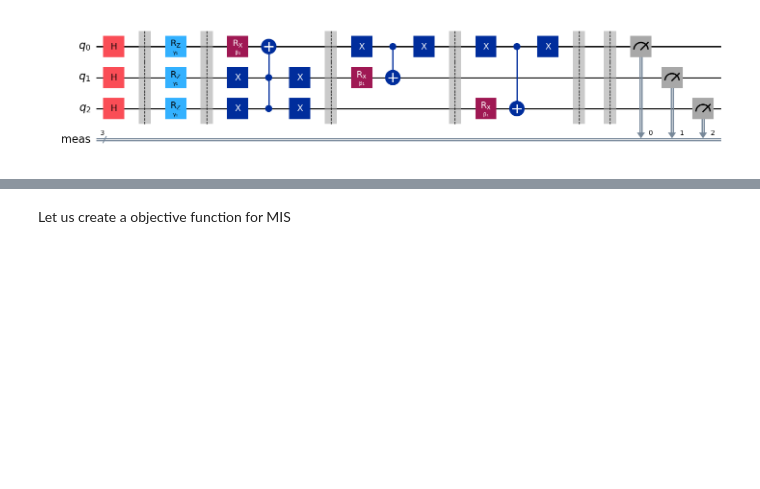
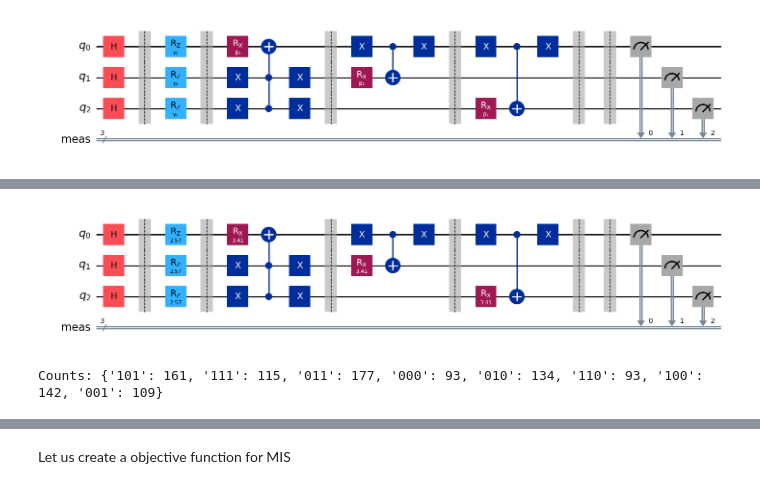
Before and after one commit to Matrixmang0/MIS-QAOA, a Jupyter notebook: Untitled.ipynb, the cells around one changed output, grey strips where cells are left out. Cells and saved outputs as stored; diff of their text form; code cells hidden in the pictures; blank space fills up the shorter version.

```diff
--- a/Untitled.ipynb
+++ b/Untitled.ipynb
@@ -261,0 +351,26 @@ qc.draw('mpl')
+# %%
+import random
+import numpy as np
+
+random.seed(44)
+
+gamma = random.uniform(0, 2 * np.pi)
+beta = random.uniform(0, 2 * np.pi)
+
+ansatz_1 = MIS_Ansatz(p=1, num_nodes=3, gamma_params=[gamma], beta_params=[beta])
+
+ansatz_1.draw('mpl')
+# %% [output]
+[figure, added]
+# %%
+from qiskit_aer import AerSimulator
+import qiskit
+
+aersim = AerSimulator()
+
+result = aersim.run(ansatz_1).result()
+counts = result.get_counts()
+print('Counts:', counts)
+# Counts(ideal): {'000': 493, '111': 531}
+# %% [output]
+Counts: {'101': 161, '111': 115, '011': 177, '000': 93, '010': 134, '110': 93, '100': 142, '001': 109}
```
Also changed, not shown: parts of 16 cells of this notebook, 1 other file.
